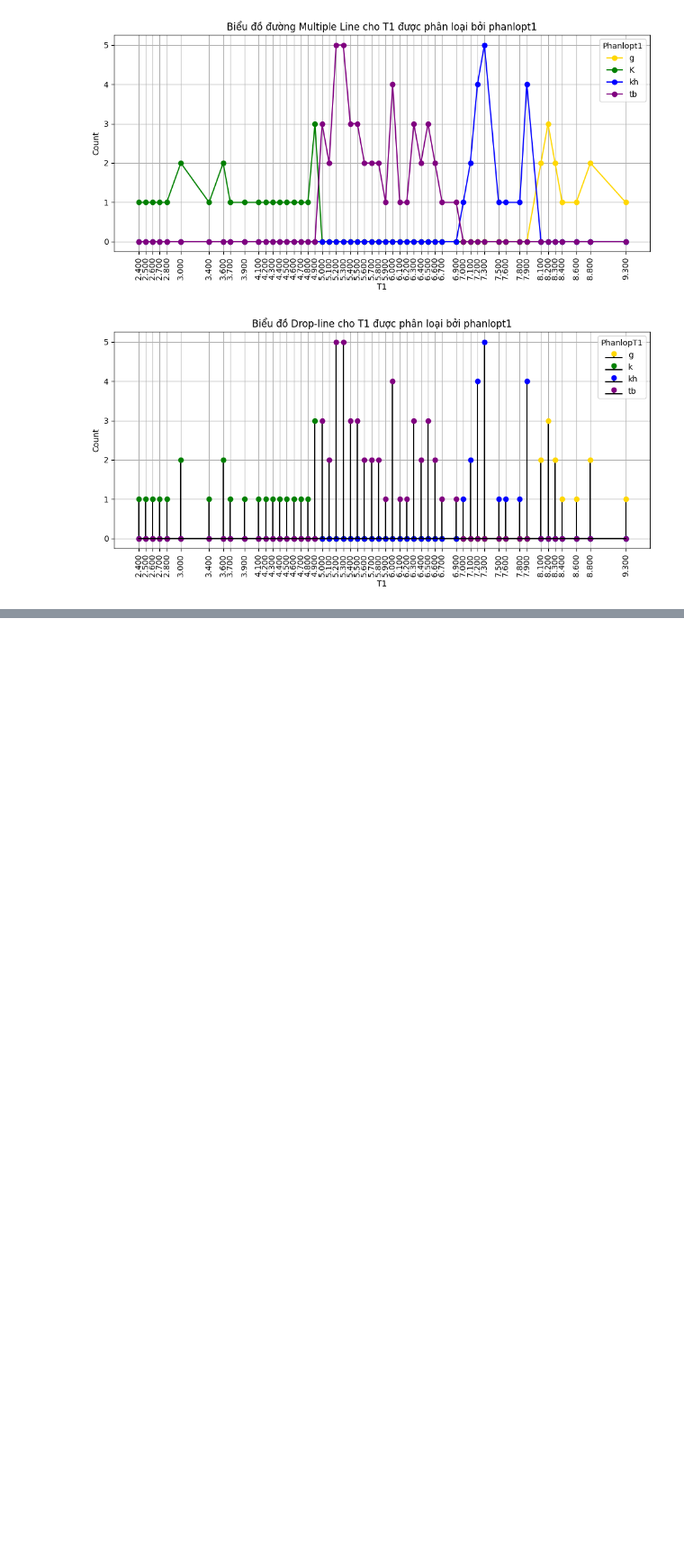
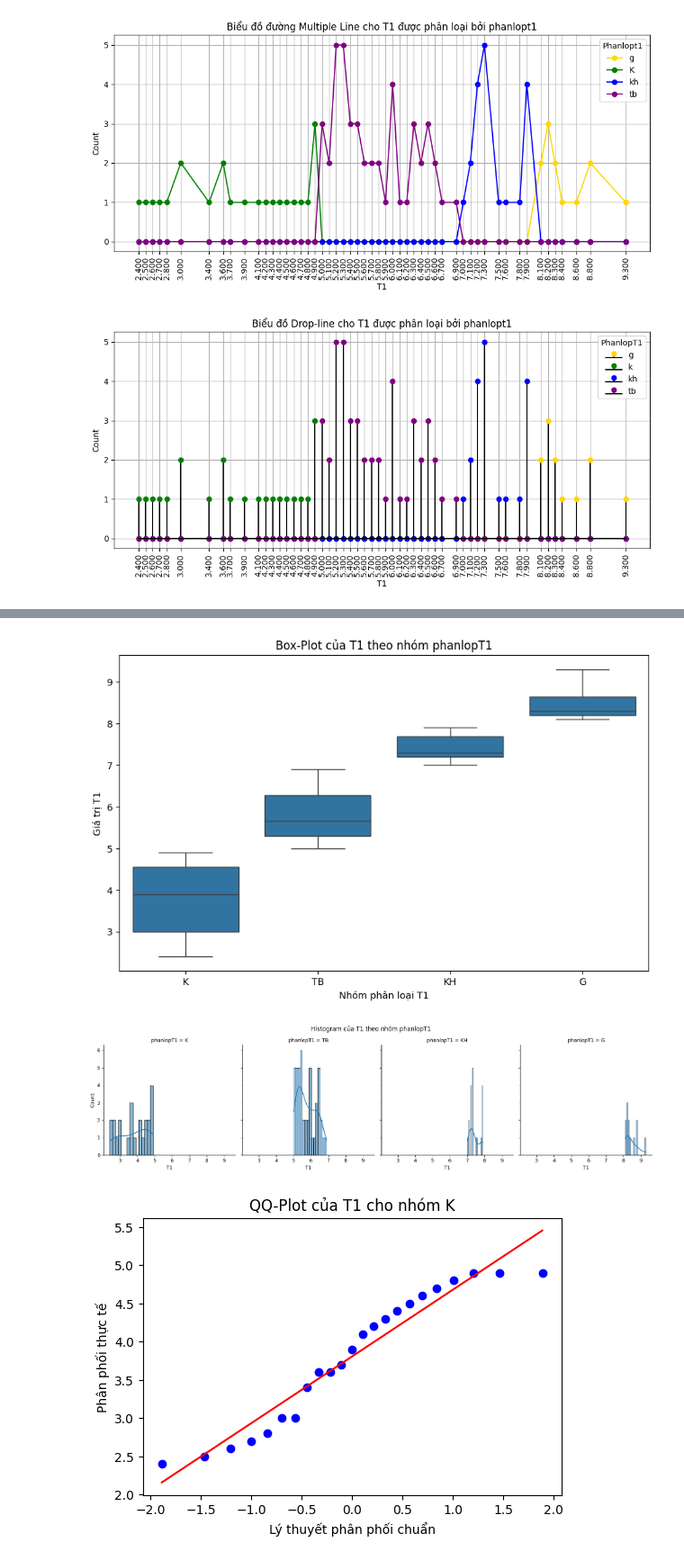
Before and after one commit to Thinh065/Thinh065-PhanTichDuLieunHocSau, a Jupyter notebook: lap2.ipynb, the cells around one changed output, grey strips where cells are left out. Shown at 90% size. Drawn from its saved outputs; the diff is of its cells as text; code cells hidden in the pictures; blank space fills up the shorter version.

```diff
--- a/lap2.ipynb
+++ b/lap2.ipynb
@@ -665,0 +745,47 @@ plt.show()
+# %%
+# Câu 2: Hãy mô tả và khảo sát phân phối cho biến T1 trên từng nhóm phân lớp (phanlopT1)
+import pandas as pd
+import numpy as np
+import seaborn as sns
+import matplotlib.pyplot as plt
+import scipy.stats as stats
+
+# Đọc dữ liệu
+df = pd.read_csv("processed_dulieuxettuyendaihoc.csv")
+
+# Tạo cột phân nhóm
+conditions = [
+    (df['T1'] < 5),
+    (df['T1'] >= 5) & (df['T1'] < 7),
+    (df['T1'] >= 7) & (df['T1'] < 8),
+    (df['T1'] >= 8)
+]
+labels = ["K", "TB", "KH", "G"]
+df['phanlopT1'] = np.select(conditions, labels)
+
+# 1. **Box-Plot theo nhóm**
+plt.figure(figsize=(10, 6))
+sns.boxplot(x='phanlopT1', y='T1', data=df, order=labels)
+plt.title("Box-Plot của T1 theo nhóm phanlopT1")
+plt.xlabel("Nhóm phân loại T1")
+plt.ylabel("Giá trị T1")
+plt.show()
+
+# 2. **Histogram theo nhóm**
+g = sns.FacetGrid(df, col='phanlopT1', col_order=labels, height=4, aspect=1)
+g.map(sns.histplot, 'T1', kde=True, bins=15)
+plt.suptitle("Histogram của T1 theo nhóm phanlopT1", y=1.05)
+plt.show()
+
+# 3. **QQ-Plot theo nhóm**
+for group in labels:
+    plt.figure(figsize=(6, 4))
+    stats.probplot(df[df['phanlopT1'] == group]['T1'], dist="norm", plot=plt)
+    plt.title(f"QQ-Plot của T1 cho nhóm {group}")
+    plt.xlabel("Lý thuyết phân phối chuẩn")
+    plt.ylabel("Phân phối thực tế")
+    plt.show()
+# %% [output]
+[figure, added]
+[figure, added]
+[figure, added]
```
Also changed, not shown: parts of 7 cells of this notebook.
